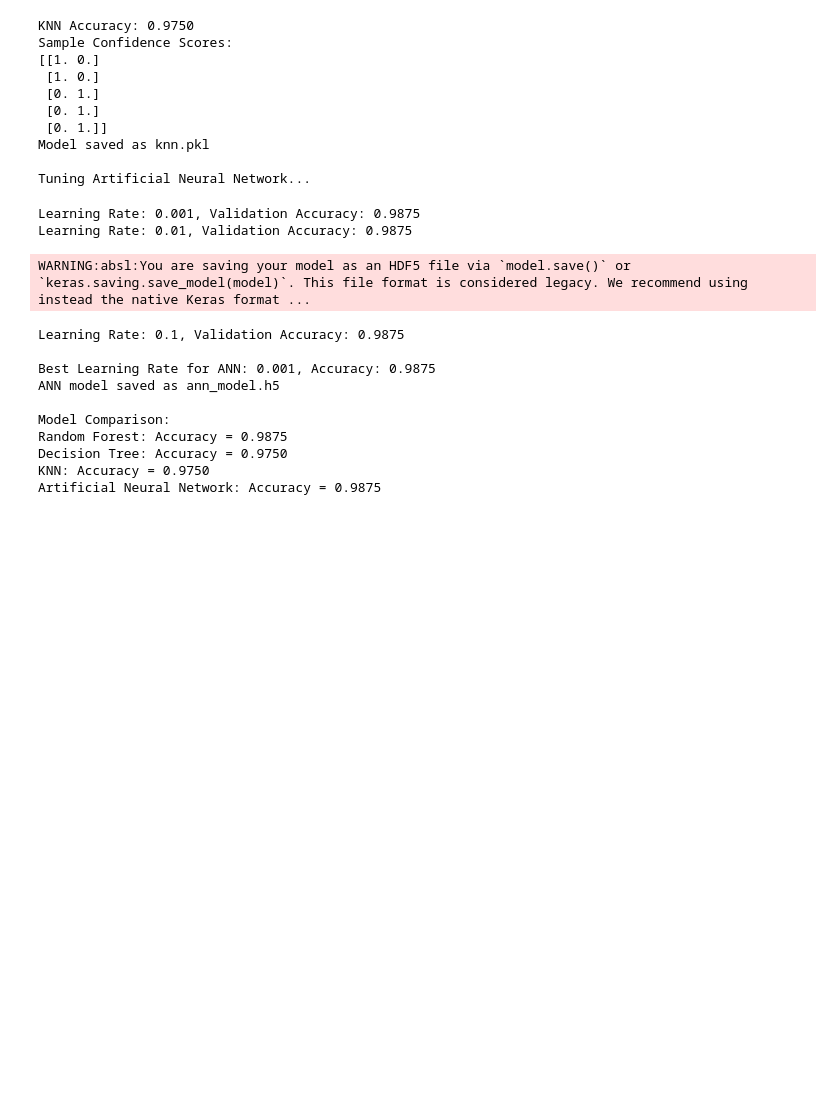
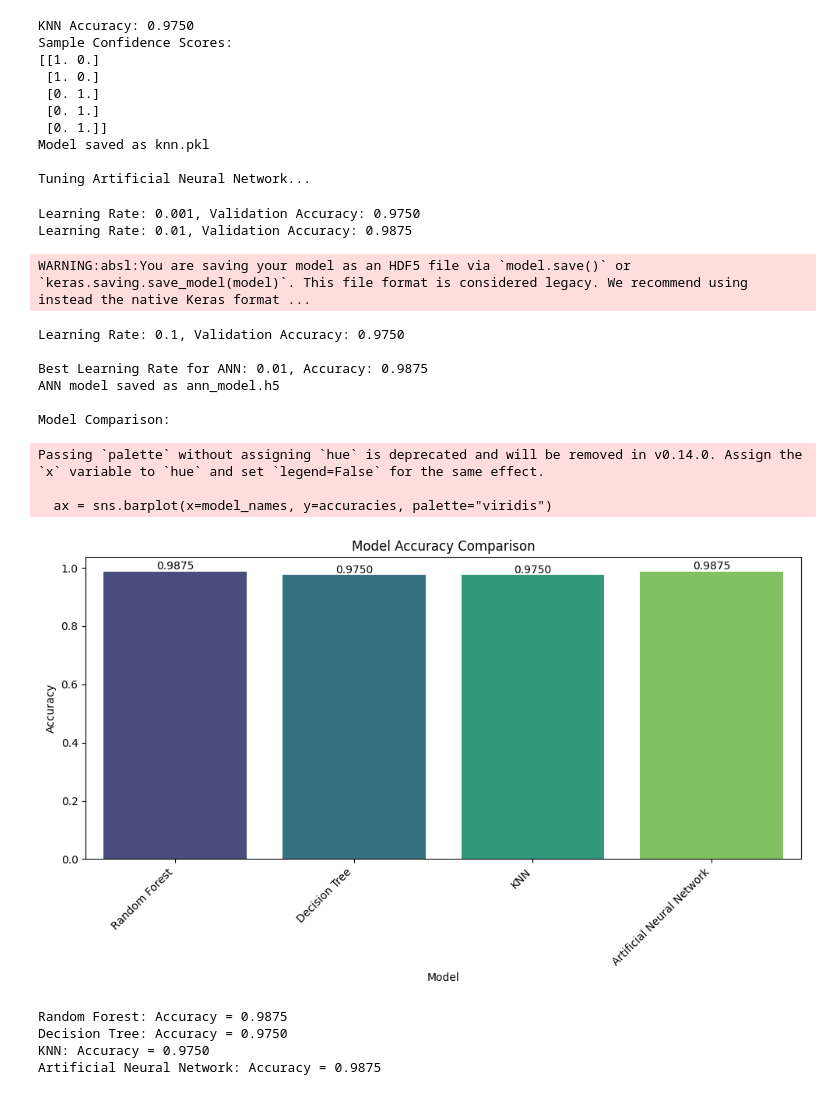
Before and after one commit to UdayPuligilla/AI-Driven-Insights-Machine-Learning-Models-for-Chronic-Kidney-Disease-Prediction, a Jupyter notebook: Model_Optimization_and_Tuning.ipynb, the cells around one changed output. Cells and saved outputs as stored; diff of their text form; code cells hidden in the pictures; blank space fills up the shorter version.

```diff
--- a/Model_Optimization_and_Tuning.ipynb
+++ b/Model_Optimization_and_Tuning.ipynb
@@ -172,6 +172,21 @@ def train_and_evaluate_models(X_train, X_test, y_train, y_test):
 
     # Compare Results
     print("\nModel Comparison:")
+    model_names = list(results.keys())
+    accuracies = list(results.values())
+
+    plt.figure(figsize=(10, 6))
+    ax = sns.barplot(x=model_names, y=accuracies, palette="viridis")
+    plt.title("Model Accuracy Comparison")
+    plt.ylabel("Accuracy")
+    plt.xlabel("Model")
+    plt.xticks(rotation=45, ha="right")
+    plt.tight_layout()
+    for p in ax.patches:
+        ax.annotate(f'{p.get_height():.4f}', (p.get_x() + p.get_width() / 2., p.get_height()),
+                    ha='center', va='center', fontsize=10, color='black', xytext=(0, 5),
+                    textcoords='offset points')
+    plt.show()
     for model, accuracy in results.items():
         print(f"{model}: Accuracy = {accuracy:.4f}")
 
@@ -235,37 +250,41 @@ Sample Confidence Scores:
  [0. 1.]
  [0. 1.]]
 Model saved as decision_tree.pkl
 
 Evaluating KNN...
               precision    recall  f1-score   support
 
            0       1.00      0.96      0.98        50
            1       0.94      1.00      0.97        30
 
     accuracy                           0.97        80
    macro avg       0.97      0.98      0.97        80
 weighted avg       0.98      0.97      0.98        80
 [figure]
 KNN Accuracy: 0.9750
 Sample Confidence Scores:
 [[1. 0.]
  [1. 0.]
  [0. 1.]
  [0. 1.]
  [0. 1.]]
 Model saved as knn.pkl
 
 Tuning Artificial Neural Network...
-Learning Rate: 0.001, Validation Accuracy: 0.9875
+Learning Rate: 0.001, Validation Accuracy: 0.9750
 Learning Rate: 0.01, Validation Accuracy: 0.9875
 WARNING:absl:You are saving your model as an HDF5 file via `model.save()` or `keras.saving.save_model(model)`. This file format is considered legacy. We recommend using instead the native Keras format ...
-Learning Rate: 0.1, Validation Accuracy: 0.9875
+Learning Rate: 0.1, Validation Accuracy: 0.9750
 
-Best Learning Rate for ANN: 0.001, Accuracy: 0.9875
+Best Learning Rate for ANN: 0.01, Accuracy: 0.9875
 ANN model saved as ann_model.h5
 
 Model Comparison:
-Random Forest: Accuracy = 0.9875
-Decision Tree: Accuracy = 0.9750
-KNN: Accuracy = 0.9750
-Artificial Neural Network: Accuracy = 0.9875
+Passing `palette` without assigning `hue` is deprecated and will be removed in v0.14.0. Assign the `x` variable to `hue` and set `legend=False` for the same effect.
+
+  ax = sns.barplot(x=model_names, y=accuracies, palette="viridis")
+[figure, added]
+Random Forest: Accuracy = 0.9875
+Decision Tree: Accuracy = 0.9750
+KNN: Accuracy = 0.9750
+Artificial Neural Network: Accuracy = 0.9875
```
Also changed, not shown: parts of 1 cell of this notebook.
